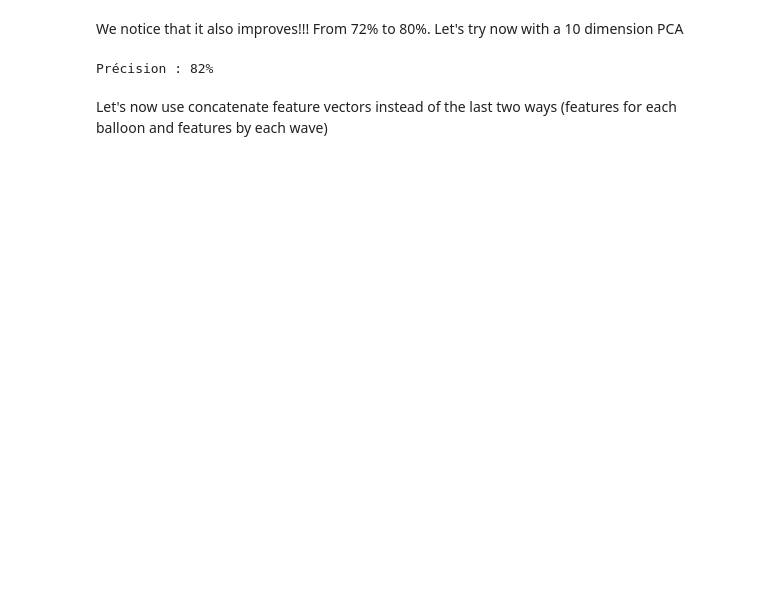
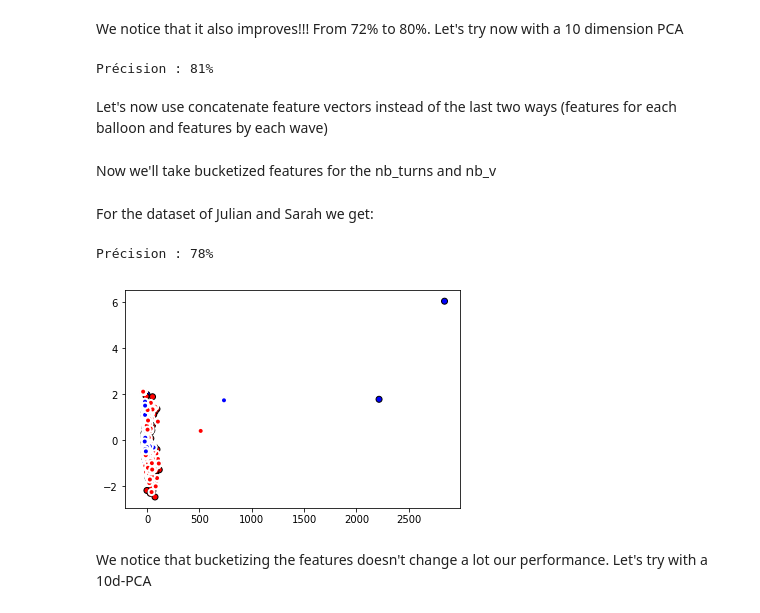
Before and after one commit to nadirlarhdir/Kate, a Jupyter notebook: K - Neighbors.ipynb, the cells around one changed output. Drawn from its saved outputs; the diff is of its cells as text; code cells hidden in the pictures; blank space fills up the shorter version.

Commit message:
Added an analysis with bucketized features for the K-Neighbors algorithm and added an neural network to compare precision of the methods

```diff
--- a/K - Neighbors.ipynb
+++ b/K - Neighbors.ipynb
@@ -305,9 +305,12 @@ Précision : 80%
 # %% [markdown]
 We notice that it also improves!!! From 72% to 80%. Let's try now with a 10 dimension PCA
 # %%
+p = np.random.permutation(len(X))
+X, y = X[p], y[p]
+
 model_pca10 = PCA(n_components=10)
 model_pca10.fit(X)
-X_reduced10 = model_pca3.transform(X)
+X_reduced10 = model_pca10.transform(X)
 
 # Séparer training et test
 training_ratio = 0.6
@@ -333,6 +336,55 @@ accuracy = true_positive / n_predictions
 
 print("Précision : %i%%" % (accuracy * 100))
 # %% [output]
-Précision : 82%
+Précision : 81%
 # %% [markdown]
  Let's now use concatenate feature vectors instead of the last two ways (features for each balloon and features by each wave)
+# %% [markdown]
+Now we'll take bucketized features for the nb_turns and nb_v
+# %% [markdown]
+For the dataset of Julian and Sarah we get:
+# %%
+X = np.genfromtxt('features_bucket_wave_julian_sarah.csv', delimiter=',')
+y = np.genfromtxt('output_bucket_wave_julian_sarah.csv', delimiter=',')
+# %%
+# Mélanger le dataset (penser à mélanger les features et les labels de la même façon...)
+p = np.random.permutation(len(X))
+X, y = X[p], y[p]
+
+model_pca2 = PCA(n_components = 2)
+model_pca2.fit(X)
+X_reduced2 = model_pca2.transform(X)
+
+
+# Séparer training et test
+training_ratio = 0.6
+l = len(X)
+X_train = X_reduced2[:int(l*training_ratio)]
+X_test = X_reduced2[int(l*training_ratio):]
+y_train = y[:int(l*training_ratio)]
+y_test = y[int(l*training_ratio):]
+
+
+# Créer le classifier
+model_knn = KNeighborsClassifier(30)
+
+# Entrainer le classifier sur les données d'entrainement (X_train et y_train)
+model_knn.fit(X_train, y_train)
+
+# Evaluer
+y_pred = model_knn.predict(X_test)
+
+true_positive = sum(y_pred == y_test)
+n_predictions = len(y_test)
+accuracy = true_positive / n_predictions
+
+print("Précision : %i%%" % (accuracy * 100))
+
+# Afficher les résultats
+visualiser_modele(model_knn)
+# %% [output]
+Précision : 78%
+[figure, added]
+# %% [markdown]
+We notice that bucketizing the features doesn't change a lot our performance.
+Let's try with a 10d-PCA
```
Also changed, not shown: parts of 8 cells of this notebook, 7 other files.
